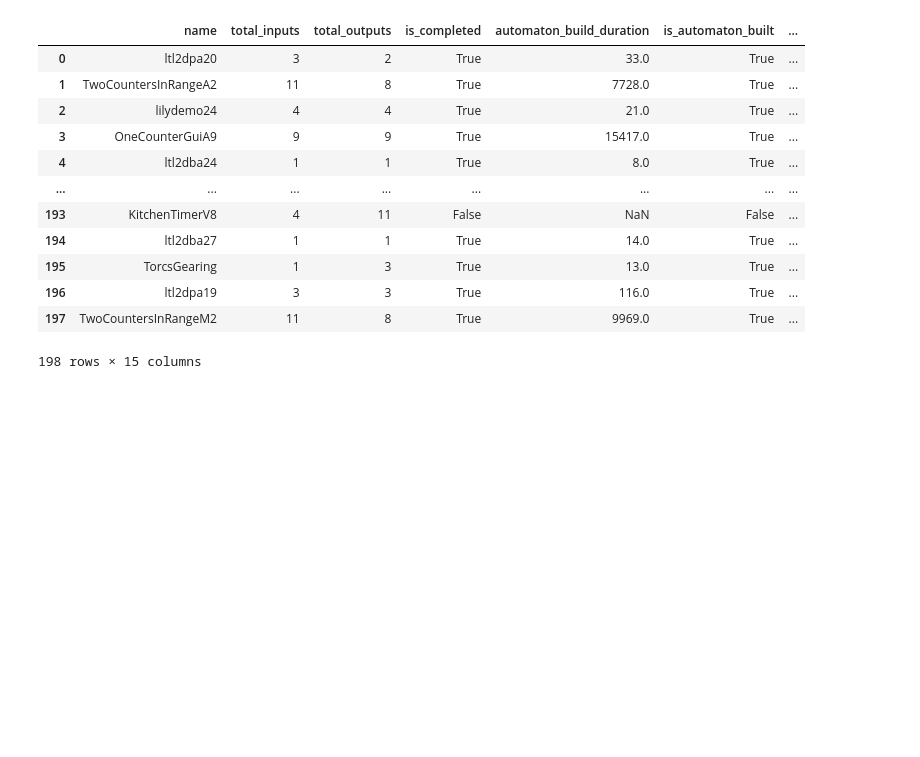
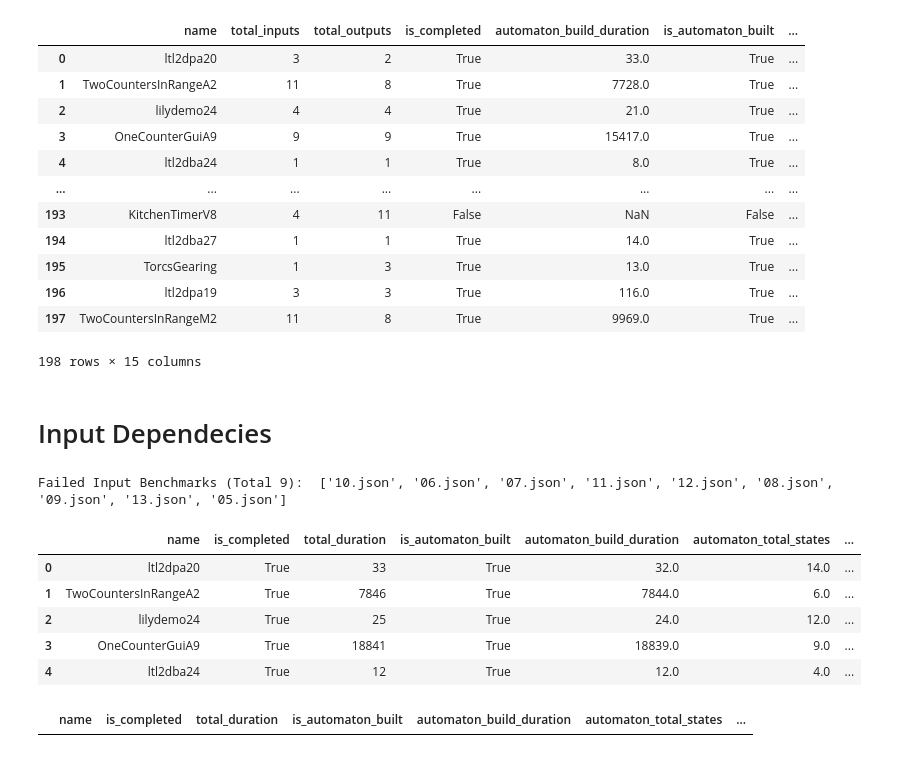
Before and after one commit to eliyaoo32/reactive-synthesis-bfss, a Jupyter notebook: notebooks/find_dependencies_experiements.ipynb, the cells around one changed output. Drawn from its saved outputs; the diff is of its cells as text; code cells hidden in the pictures; blank space fills up the shorter version.

```diff
--- a/notebooks/find_dependencies_experiements.ipynb
+++ b/notebooks/find_dependencies_experiements.ipynb
@@ -306,3 +306,66 @@ summary_df
 | 196 | ltl2dpa19 | 3 | 3 | True | 116.0 | True | ... |
 | 197 | TwoCountersInRangeM2 | 11 | 8 | True | 9969.0 | True | ... |
 198 rows × 15 columns
+# %% [markdown]
+# Input Dependecies
+# %%
+input_deps_benchmarks, input_deps_benchmarks_failed = load_outputs_files('../assets/find-deps-results/inputs-automaton-01.01.2023/')
+print(f"Failed Input Benchmarks (Total {len(input_deps_benchmarks_failed)}): ", input_deps_benchmarks_failed)
+# %% [output]
+Failed Input Benchmarks (Total 9):  ['10.json', '06.json', '07.json', '11.json', '12.json', '08.json', '09.json', '13.json', '05.json']
+# %%
+def extract_input_deps_benchmarks(benchmark_results):
+    total_tested_vars = len(benchmark_results['tested_variables'])
+    total_untested_vars = len(benchmark_results['input_vars']) - total_tested_vars
+    dependent_vars , independent_vars = [], []
+
+    for tested_var in benchmark_results['tested_variables']:
+        if tested_var['is_dependent']:
+            dependent_vars.append(tested_var['name'])
+        else:
+            independent_vars.append(tested_var['name'])
+
+    untested_vars = set(benchmark_results['input_vars']) - set(dependent_vars) - set(independent_vars)
+
+    return {
+        'name': benchmark_results['name'],
+        "is_completed": benchmark_results['is_completed'],
+        "total_duration": benchmark_results['total_time'],
+
+        "is_automaton_built": benchmark_results['automaton']['is_built'],
+        "automaton_build_duration": benchmark_results['automaton'].get('build_duration', None),
+        "automaton_total_states": benchmark_results['automaton'].get('total_states', None),
+        "automaton_state_based": benchmark_results['automaton'].get('state_based_status', None),
+
+        "dependent_vars": dependent_vars,
+        "total_dependent_vars": len(dependent_vars),
+
+        "independent_vars": independent_vars,
+        "total_independent_vars": independent_vars,
+
+        "untested_vars": list(untested_vars),
+        "total_tested_vars": total_tested_vars,
+        "total_untested_vars": total_untested_vars,
+
+        "output_vars": benchmark_results['output_vars'],
+        "input_vars": benchmark_results['input_vars'],
+        "formula": benchmark_results['formula'],
+    }
+# %%
+input_deps_df = pd.DataFrame([
+    extract_input_deps_benchmarks(data)
+    for data in input_deps_benchmarks
+])
+input_deps_df.set_index("name")
+input_deps_df.head()
+# %% [output]
+|  | name | is_completed | total_duration | is_automaton_built | automaton_build_duration | automaton_total_states | ... |
+| 0 | ltl2dpa20 | True | 33 | True | 32.0 | 14.0 | ... |
+| 1 | TwoCountersInRangeA2 | True | 7846 | True | 7844.0 | 6.0 | ... |
+| 2 | lilydemo24 | True | 25 | True | 24.0 | 12.0 | ... |
+| 3 | OneCounterGuiA9 | True | 18841 | True | 18839.0 | 9.0 | ... |
+| 4 | ltl2dba24 | True | 12 | True | 12.0 | 4.0 | ... |
+# %%
+input_deps_df[input_deps_df["total_dependent_vars"] > 0]
+# %% [output]
+|  | name | is_completed | total_duration | is_automaton_built | automaton_build_duration | automaton_total_states | ... |
```
Also changed, not shown: parts of 1 cell of this notebook, 1 other file.
